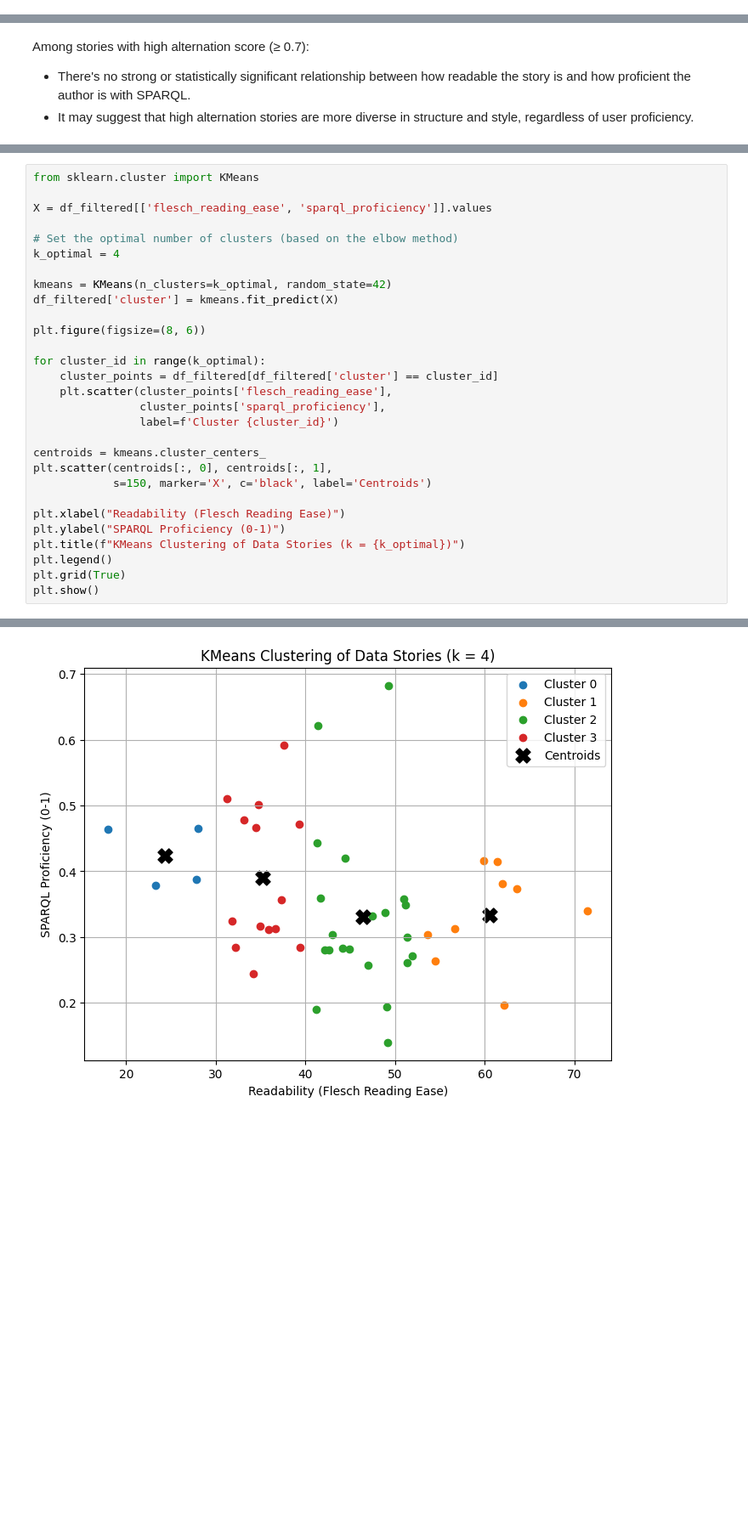
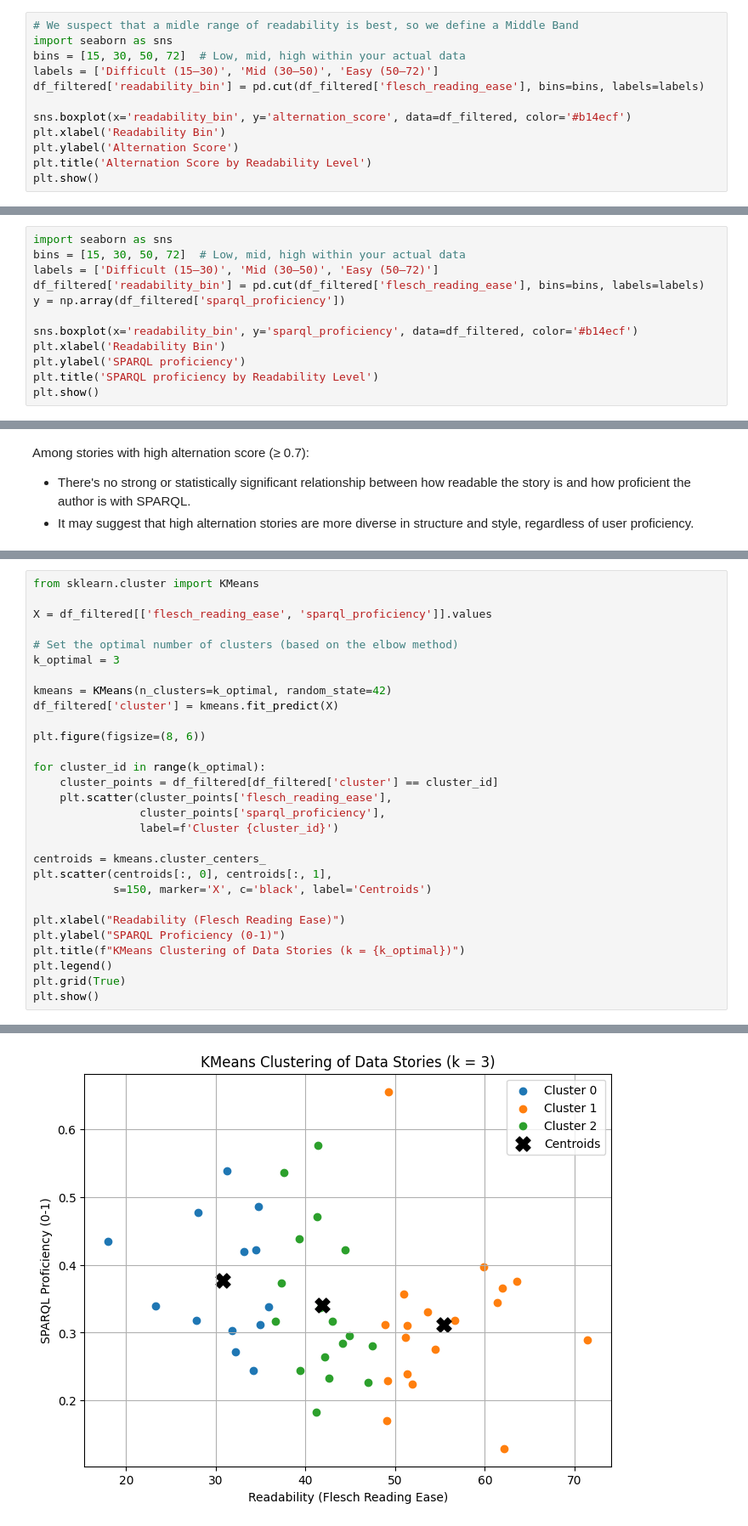
Before and after one commit to mondoboia/datastoryviz-sparql-lab, a Jupyter notebook: readability.ipynb, the cells around one changed output, grey strips where cells are left out. Shown: that part at 85% size. Cells and saved outputs as stored; diff of their text form; blank space fills up the shorter version.

```diff
--- a/readability.ipynb
+++ b/readability.ipynb
@@ -220,0 +236,12 @@ plt.show()
+# %%
+# We suspect that a midle range of readability is best, so we define a Middle Band
+import seaborn as sns
+bins = [15, 30, 50, 72]  # Low, mid, high within your actual data
+labels = ['Difficult (15–30)', 'Mid (30–50)', 'Easy (50–72)']
+df_filtered['readability_bin'] = pd.cut(df_filtered['flesch_reading_ease'], bins=bins, labels=labels)
+
+sns.boxplot(x='readability_bin', y='alternation_score', data=df_filtered, color='#b14ecf')
+plt.xlabel('Readability Bin')
+plt.ylabel('Alternation Score')
+plt.title('Alternation Score by Readability Level')
+plt.show()
@@ -220,0 +255,12 @@ plt.show()
+# %%
+import seaborn as sns
+bins = [15, 30, 50, 72]  # Low, mid, high within your actual data
+labels = ['Difficult (15–30)', 'Mid (30–50)', 'Easy (50–72)']
+df_filtered['readability_bin'] = pd.cut(df_filtered['flesch_reading_ease'], bins=bins, labels=labels)
+y = np.array(df_filtered['sparql_proficiency'])
+
+sns.boxplot(x='readability_bin', y='sparql_proficiency', data=df_filtered, color='#b14ecf')
+plt.xlabel('Readability Bin')
+plt.ylabel('SPARQL proficiency')
+plt.title('SPARQL proficiency by Readability Level')
+plt.show()
@@ -300,33 +352,33 @@ from sklearn.cluster import KMeans
 X = df_filtered[['flesch_reading_ease', 'sparql_proficiency']].values
 
 # Set the optimal number of clusters (based on the elbow method)
-k_optimal = 4
+k_optimal = 3
 
 kmeans = KMeans(n_clusters=k_optimal, random_state=42)
 df_filtered['cluster'] = kmeans.fit_predict(X)
 
 plt.figure(figsize=(8, 6))
 
 for cluster_id in range(k_optimal):
     cluster_points = df_filtered[df_filtered['cluster'] == cluster_id]
     plt.scatter(cluster_points['flesch_reading_ease'],
                 cluster_points['sparql_proficiency'],
                 label=f'Cluster {cluster_id}')
 
 centroids = kmeans.cluster_centers_
 plt.scatter(centroids[:, 0], centroids[:, 1],
             s=150, marker='X', c='black', label='Centroids')
 
 plt.xlabel("Readability (Flesch Reading Ease)")
 plt.ylabel("SPARQL Proficiency (0-1)")
 plt.title(f"KMeans Clustering of Data Stories (k = {k_optimal})")
 plt.legend()
 plt.grid(True)
 plt.show()
 # %% [output]
 A value is trying to be set on a copy of a slice from a DataFrame.
 Try using .loc[row_indexer,col_indexer] = value instead
 
 See the caveats in the documentation: https://pandas.pydata.org/pandas-docs/stable/user_guide/indexing.html#returning-a-view-versus-a-copy
   df_filtered['cluster'] = kmeans.fit_predict(X)
-[figure, old version]
+[figure, new version]
```
Also changed, not shown: parts of 8 cells of this notebook.
